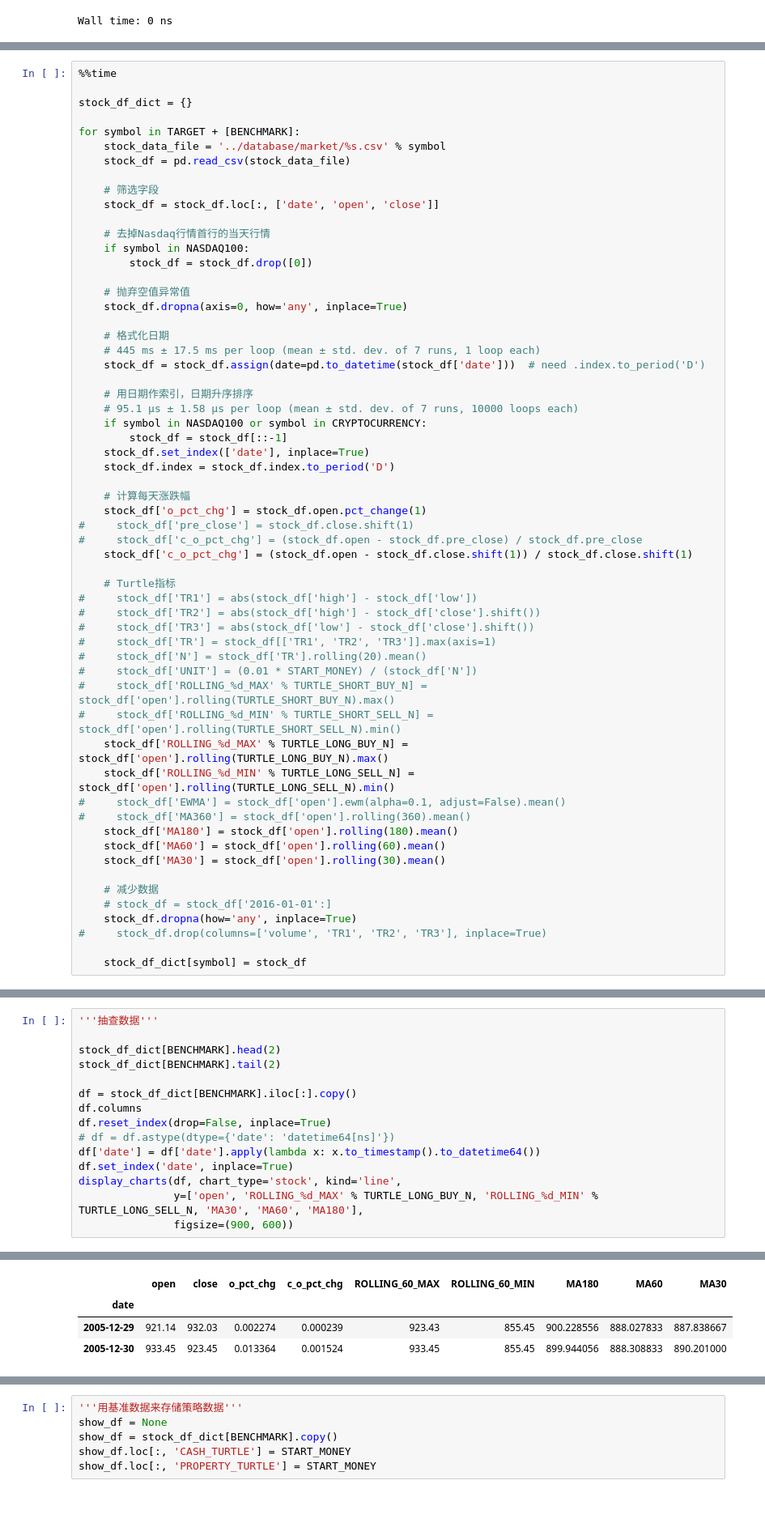
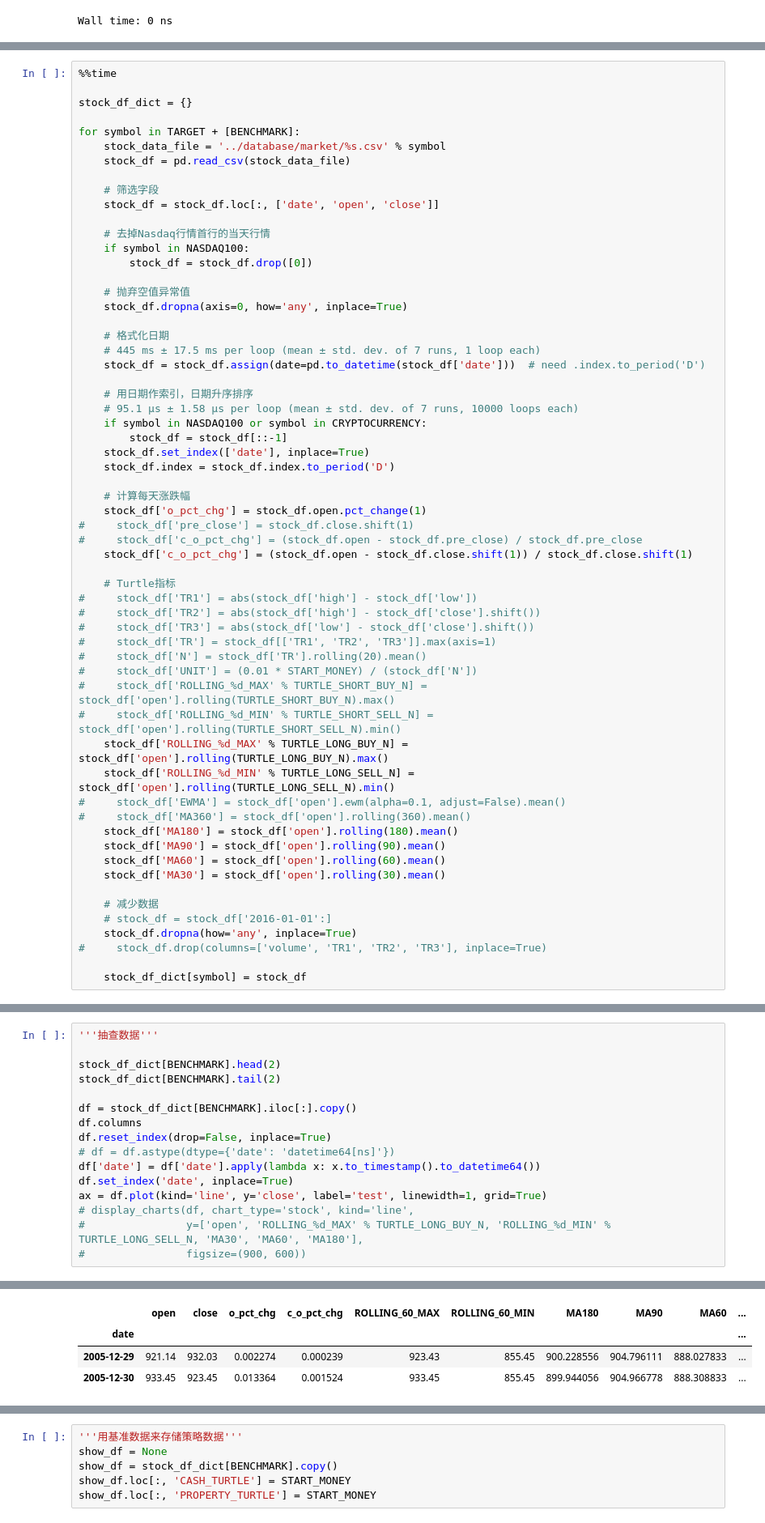
Before and after one commit to dxcv/ML4M, a Jupyter notebook: notebook/turtle_2system_common.ipynb, the cells around one changed output, grey strips where cells are left out. Shown at 81% size. Cells and saved outputs as stored; diff of their text form.

```diff
--- a/notebook/turtle_2system_common.ipynb
+++ b/notebook/turtle_2system_common.ipynb
@@ -187,6 +187,7 @@ for symbol in TARGET + [BENCHMARK]:
 #     stock_df['EWMA'] = stock_df['open'].ewm(alpha=0.1, adjust=False).mean()
 #     stock_df['MA360'] = stock_df['open'].rolling(360).mean()
     stock_df['MA180'] = stock_df['open'].rolling(180).mean()
+    stock_df['MA90'] = stock_df['open'].rolling(90).mean()
     stock_df['MA60'] = stock_df['open'].rolling(60).mean()
     stock_df['MA30'] = stock_df['open'].rolling(30).mean()
 
@@ -201,21 +202,22 @@ Wall time: 4.73 s
 # %%
 '''抽查数据'''
 
 stock_df_dict[BENCHMARK].head(2)
 stock_df_dict[BENCHMARK].tail(2)
 
 df = stock_df_dict[BENCHMARK].iloc[:].copy()
 df.columns
 df.reset_index(drop=False, inplace=True)
 # df = df.astype(dtype={'date': 'datetime64[ns]'})
 df['date'] = df['date'].apply(lambda x: x.to_timestamp().to_datetime64())
 df.set_index('date', inplace=True)
-display_charts(df, chart_type='stock', kind='line',
-               y=['open', 'ROLLING_%d_MAX' % TURTLE_LONG_BUY_N, 'ROLLING_%d_MIN' % TURTLE_LONG_SELL_N, 'MA30', 'MA60', 'MA180'],
-               figsize=(900, 600))
+ax = df.plot(kind='line', y='close', label='test', linewidth=1, grid=True)
+# display_charts(df, chart_type='stock', kind='line',
+#                y=['open', 'ROLLING_%d_MAX' % TURTLE_LONG_BUY_N, 'ROLLING_%d_MIN' % TURTLE_LONG_SELL_N, 'MA30', 'MA60', 'MA180'],
+#                figsize=(900, 600))
 # %% [output]
 '抽查数据'
-|  | open | close | o_pct_chg | c_o_pct_chg | ROLLING_60_MAX | ROLLING_60_MIN | MA180 | MA60 | MA30 |
-| date |  |  |  |  |  |  |  |  |  |
-| 2005-12-29 | 921.14 | 932.03 | 0.002274 | 0.000239 | 923.43 | 855.45 | 900.228556 | 888.027833 | 887.838667 |
-| 2005-12-30 | 933.45 | 923.45 | 0.013364 | 0.001524 | 933.45 | 855.45 | 899.944056 | 888.308833 | 890.201000 |
+|  | open | close | o_pct_chg | c_o_pct_chg | ROLLING_60_MAX | ROLLING_60_MIN | MA180 | MA90 | MA60 | ... |
+| date |  |  |  |  |  |  |  |  |  | ... |
+| 2005-12-29 | 921.14 | 932.03 | 0.002274 | 0.000239 | 923.43 | 855.45 | 900.228556 | 904.796111 | 888.027833 | ... |
+| 2005-12-30 | 933.45 | 923.45 | 0.013364 | 0.001524 | 933.45 | 855.45 | 899.944056 | 904.966778 | 888.308833 | ... |
```
Also changed, not shown: parts of 12 cells of this notebook, 2 other files.
